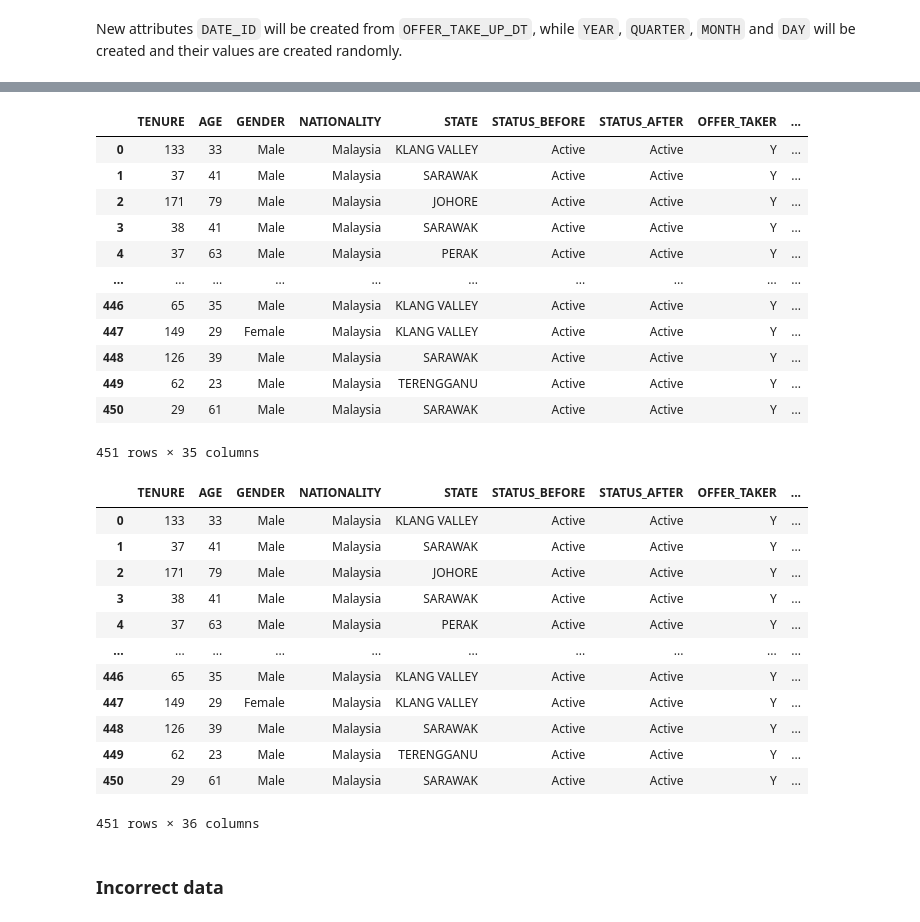
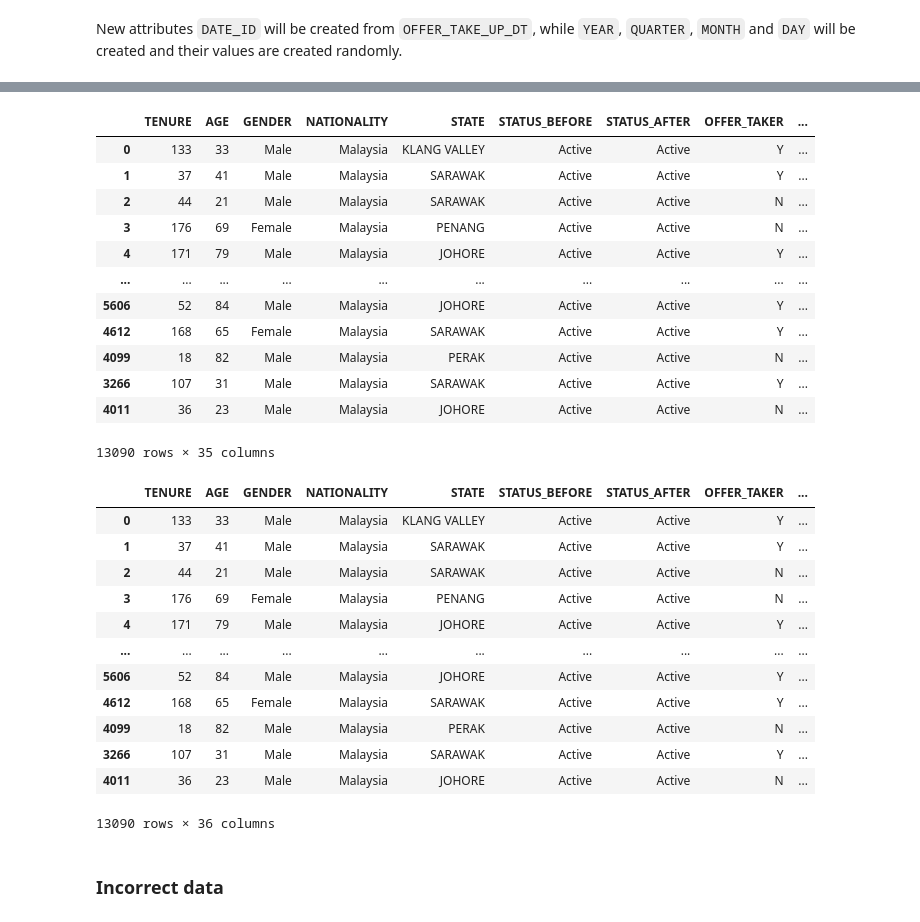
Before and after one commit to yuenherny/um-wqd7005-telco-campaign-analysis, a Jupyter notebook: Midterm.ipynb, the cells around one changed output, grey strips where cells are left out. Drawn from its saved outputs; the diff is of its cells as text; code cells hidden in the pictures.

```diff
--- a/Midterm.ipynb
+++ b/Midterm.ipynb
@@ -192,0 +252,4 @@ df
+# %%
+# Concat all df
+df = pd.concat([df, df2, df3])
+df
@@ -193,5 +270,5 @@ df
 # %%
-vas = {1: "Caller_tune", 2: "Roaming"}
+vas = {1: "Caller_tune", 2: "Data_roaming", 3: "Idd_call", 4: "Games_credit", 5: "Sport_stream", 6: "Video_stream", 7: "Music_stream"}
 
 df["VAS_TYPE"] = df["VAS_ID"].apply(lambda x: vas.get(x))
 df
@@ -212,3 +288,0 @@ df
-# %%
-df = df[:round(len(df) * 0.1)]
-len(df)
@@ -217,6 +289,2 @@ len(df)
 # %% [markdown]
 New attributes `DATE_ID` will be created from `OFFER_TAKE_UP_DT`, while `YEAR`, `QUARTER`, `MONTH` and `DAY` will be created and their values are created randomly.
-# %%
-df = df[df["OFFER_TAKE_UP_DT"] != "?"]
-df = df.reset_index(drop=True)
-df
@@ -237,39 +291,39 @@ df
 # %%
-df["YEAR"] = df["OFFER_TAKE_UP_DT"].apply(lambda x: x.split("/")[2])
-df["MONTH"] = df["OFFER_TAKE_UP_DT"].apply(lambda x: x.split("/")[0])
-df["DAY"] = df["OFFER_TAKE_UP_DT"].apply(lambda x: x.split("/")[1])
+df["YEAR"] = df["OFFER_TAKE_UP_DT"].apply(lambda x: x.split("/")[2] if (x != "?") else "?")
+df["MONTH"] = df["OFFER_TAKE_UP_DT"].apply(lambda x: x.split("/")[0] if (x != "?") else "?")
+df["DAY"] = df["OFFER_TAKE_UP_DT"].apply(lambda x: x.split("/")[1] if (x != "?") else "?")
 df
 # %% [output]
 |  | TENURE | AGE | GENDER | NATIONALITY | STATE | STATUS_BEFORE | STATUS_AFTER | OFFER_TAKER | ... |
 | 0 | 133 | 33 | Male | Malaysia | KLANG VALLEY | Active | Active | Y | ... |
 | 1 | 37 | 41 | Male | Malaysia | SARAWAK | Active | Active | Y | ... |
-| 2 | 171 | 79 | Male | Malaysia | JOHORE | Active | Active | Y | ... |
-| 3 | 38 | 41 | Male | Malaysia | SARAWAK | Active | Active | Y | ... |
-| 4 | 37 | 63 | Male | Malaysia | PERAK | Active | Active | Y | ... |
+| 2 | 44 | 21 | Male | Malaysia | SARAWAK | Active | Active | N | ... |
+| 3 | 176 | 69 | Female | Malaysia | PENANG | Active | Active | N | ... |
+| 4 | 171 | 79 | Male | Malaysia | JOHORE | Active | Active | Y | ... |
 | ... | ... | ... | ... | ... | ... | ... | ... | ... | ... |
-| 446 | 65 | 35 | Male | Malaysia | KLANG VALLEY | Active | Active | Y | ... |
-| 447 | 149 | 29 | Female | Malaysia | KLANG VALLEY | Active | Active | Y | ... |
-| 448 | 126 | 39 | Male | Malaysia | SARAWAK | Active | Active | Y | ... |
-| 449 | 62 | 23 | Male | Malaysia | TERENGGANU | Active | Active | Y | ... |
-| 450 | 29 | 61 | Male | Malaysia | SARAWAK | Active | Active | Y | ... |
+| 5606 | 52 | 84 | Male | Malaysia | JOHORE | Active | Active | Y | ... |
+| 4612 | 168 | 65 | Female | Malaysia | SARAWAK | Active | Active | Y | ... |
+| 4099 | 18 | 82 | Male | Malaysia | PERAK | Active | Active | N | ... |
+| 3266 | 107 | 31 | Male | Malaysia | SARAWAK | Active | Active | Y | ... |
+| 4011 | 36 | 23 | Male | Malaysia | JOHORE | Active | Active | N | ... |
-451 rows × 35 columns
+13090 rows × 35 columns
 # %%
-df["QUARTER"] = df["MONTH"].apply(lambda x: (int(x)-1)//3 + 1)
+df["QUARTER"] = df["MONTH"].apply(lambda x: (int(x)-1)//3 + 1 if x != "?" else "?")
 df
 # %% [output]
 |  | TENURE | AGE | GENDER | NATIONALITY | STATE | STATUS_BEFORE | STATUS_AFTER | OFFER_TAKER | ... |
 | 0 | 133 | 33 | Male | Malaysia | KLANG VALLEY | Active | Active | Y | ... |
 | 1 | 37 | 41 | Male | Malaysia | SARAWAK | Active | Active | Y | ... |
-| 2 | 171 | 79 | Male | Malaysia | JOHORE | Active | Active | Y | ... |
-| 3 | 38 | 41 | Male | Malaysia | SARAWAK | Active | Active | Y | ... |
-| 4 | 37 | 63 | Male | Malaysia | PERAK | Active | Active | Y | ... |
+| 2 | 44 | 21 | Male | Malaysia | SARAWAK | Active | Active | N | ... |
+| 3 | 176 | 69 | Female | Malaysia | PENANG | Active | Active | N | ... |
+| 4 | 171 | 79 | Male | Malaysia | JOHORE | Active | Active | Y | ... |
 | ... | ... | ... | ... | ... | ... | ... | ... | ... | ... |
-| 446 | 65 | 35 | Male | Malaysia | KLANG VALLEY | Active | Active | Y | ... |
-| 447 | 149 | 29 | Female | Malaysia | KLANG VALLEY | Active | Active | Y | ... |
-| 448 | 126 | 39 | Male | Malaysia | SARAWAK | Active | Active | Y | ... |
-| 449 | 62 | 23 | Male | Malaysia | TERENGGANU | Active | Active | Y | ... |
-| 450 | 29 | 61 | Male | Malaysia | SARAWAK | Active | Active | Y | ... |
+| 5606 | 52 | 84 | Male | Malaysia | JOHORE | Active | Active | Y | ... |
+| 4612 | 168 | 65 | Female | Malaysia | SARAWAK | Active | Active | Y | ... |
+| 4099 | 18 | 82 | Male | Malaysia | PERAK | Active | Active | N | ... |
+| 3266 | 107 | 31 | Male | Malaysia | SARAWAK | Active | Active | Y | ... |
+| 4011 | 36 | 23 | Male | Malaysia | JOHORE | Active | Active | N | ... |
-451 rows × 36 columns
+13090 rows × 36 columns
 # %%
 df = df.rename(columns={"OFFER_TAKE_UP_DT": "DATE_ID"})
 # %% [markdown]
```
Also changed, not shown: parts of 18 cells of this notebook, 4 other files.
